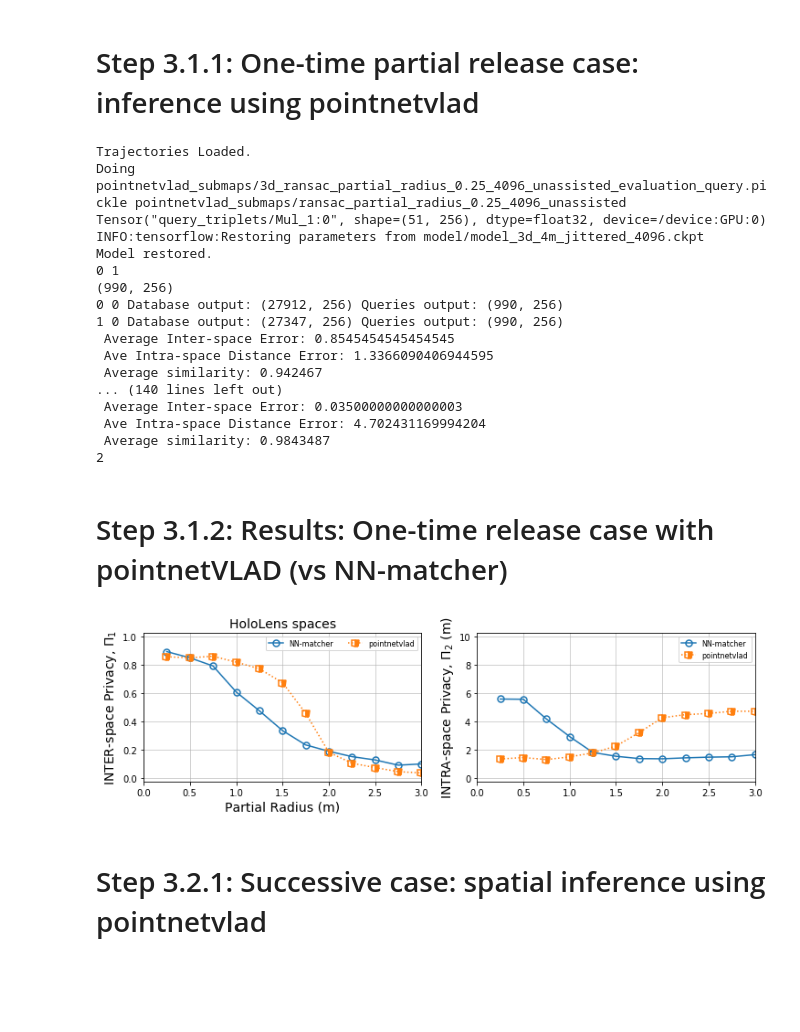
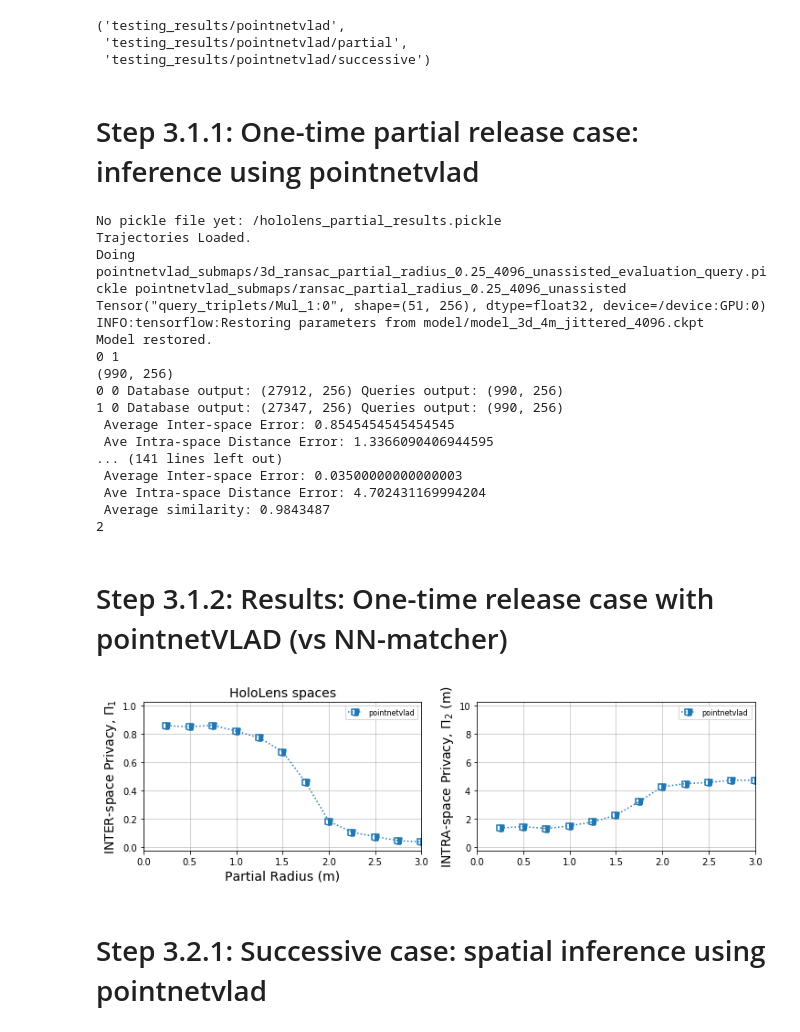
Before and after one commit to spatial-privacy/3d-spatial-privacy, a Jupyter notebook: 03-inference-with-pointnetvlad-hololens.ipynb, the cells around one changed output. Cells and saved outputs as stored; diff of their text form; code cells hidden in the pictures; blank space fills up the shorter version.

```diff
--- a/03-inference-with-pointnetvlad-hololens.ipynb
+++ b/03-inference-with-pointnetvlad-hololens.ipynb
@@ -21,23 +21,37 @@ from sklearn.neighbors import NearestNeighbors, KDTree
 from sklearn import metrics
 from sklearn.metrics import f1_score, precision_score, recall_score, matthews_corrcoef
 from sklearn.metrics import auc
-# %%
-QUERY_PATH = 'pointnetvlad_submaps/'
-
-RESULTS_FOLDER="testing_results/pointnetvlad/"
-if not os.path.exists(RESULTS_FOLDER): os.mkdir(RESULTS_FOLDER)
+# %%
+QUERY_PATH = 'pointnetvlad_submaps/'
+
+base_results_path = 'testing_results'
+results_path = os.path.join(base_results_path,'pointnetvlad')
+
+if not os.path.exists(base_results_path): os.mkdir(base_results_path)
+if not os.path.exists(results_path): os.mkdir(results_path)
+
+partial_results_path = os.path.join(results_path,"partial")
+successive_results_path = os.path.join(results_path,"successive")
+
+if not os.path.exists(partial_results_path): os.mkdir(partial_results_path)
+if not os.path.exists(successive_results_path): os.mkdir(successive_results_path)
+
+results_path, partial_results_path, successive_results_path
+# %% [output]
+('testing_results/pointnetvlad',
+ 'testing_results/pointnetvlad/partial',
+ 'testing_results/pointnetvlad/successive')
 # %% [markdown]
 # Step 3.1.1: One-time partial release case: inference using pointnetvlad
 # %%
-pickle_file = 'hololens_partial_results.pickle'
+pickle_file = '/hololens_partial_results.pickle'
 
 try:
-    with open(RESULTS_FOLDER + pickle_file,'rb') as pickle_output:
+    with open(partial_results_path + pickle_file,'rb') as pickle_output:
         results_pickle = pickle.load(pickle_output)
 except:
     print("No pickle file yet:",pickle_file)
-
-results_pickle = []
+    results_pickle = []
 
 for radius in np.arange(0.25,3.1,0.25):
 
@@ -68,9 +82,10 @@ for radius in np.arange(0.25,3.1,0.25):
             test_recall
     ])
 
-    with open(RESULTS_FOLDER + pickle_file,'wb') as pickle_output:
+    with open(partial_results_path + pickle_file,'wb') as pickle_output:
         pickle.dump(results_pickle,pickle_output)
 # %% [output]
+No pickle file yet: /hololens_partial_results.pickle
 Trajectories Loaded.
 Doing pointnetvlad_submaps/3d_ransac_partial_radius_0.25_4096_unassisted_evaluation_query.pickle pointnetvlad_submaps/ransac_partial_radius_0.25_4096_unassisted
 Tensor("query_triplets/Mul_1:0", shape=(51, 256), dtype=float32, device=/device:GPU:0)
@@ -82,8 +97,7 @@ Model restored.
 1 0 Database output: (27347, 256) Queries output: (990, 256)
  Average Inter-space Error: 0.8545454545454545
  Ave Intra-space Distance Error: 1.3366090406944595
- Average similarity: 0.942467
-... (140 lines left out)
+... (141 lines left out)
  Average Inter-space Error: 0.03500000000000003
  Ave Intra-space Distance Error: 4.702431169994204
  Average similarity: 0.9843487
@@ -91,10 +105,10 @@ Model restored.
 # %% [markdown]
 # Step 3.1.2: Results: One-time release case with pointnetVLAD (vs NN-matcher)
 # %%
-pickle_file = 'hololens_partial_results.pickle'
+pickle_file = '/hololens_partial_results.pickle'
 
 try:
-    with open(RESULTS_FOLDER + pickle_file,'rb') as pickle_output:
+    with open(partial_results_path + pickle_file,'rb') as pickle_output:
         results_pickle = pickle.load(pickle_output)
 except:
     print("No results.")
@@ -168,12 +182,12 @@ pointnetvlad_results = np.asarray(pointnetvlad_results)
 pointnetvlad_per_space_score = np.asarray(pointnetvlad_per_space_score)
 pointnetvlad_perf_scores = np.asarray(pointnetvlad_perf_scores)
 
-with open(RESULTS_FOLDER + "hololens_summary_results.pickle",'wb') as f:
+with open(results_path + "/hololens_summary_results.pickle",'wb') as f:
     pickle.dump([pointnetvlad_results, pointnetvlad_per_space_score, pointnetvlad_perf_scores],f)
 # %%
 fig=plt.figure(figsize=(12, 3))
 
-with open("testing_results/partial/" + "summary_results_1000.pickle",'rb') as f:
+with open("testing_results/nn_matcher/hololens_results_partials_nn_matcher.pickle",'rb') as f:
     nn_results_partials, nn_per_space_score, nn_perf_scores = pickle.load(f)
 
 ax1 = fig.add_subplot(121)
@@ -190,6 +204,7 @@ linewidth = 1.5
 
 nn_results_partials = np.asarray(nn_results_partials[1])
 
+#"""
 ax1.plot(
     nn_results_partials[:,0],
     nn_results_partials[:,1],
@@ -198,6 +213,7 @@ ax1.plot(
     mew = linewidth,markersize = markersize,
     label = "NN-matcher"
 )
+#"""
 
 ax1.plot(
     pointnetvlad_results[:,0],
@@ -214,35 +230,36 @@ ax2 = fig.add_subplot(122)
 
 ax2.grid(alpha = 0.7)
 ax2.set_ylim(-0.25,10.25)
 ax2.set_xlim(0,3)
 
 ax2.set_ylabel("INTRA-space Privacy, $\Pi_2$ (m)", fontsize = 14)
 ax1.set_xlabel("Partial Radius (m)", fontsize = 14)
 
-
+#"""
 ax2.plot(
     nn_results_partials[:,0],
     nn_results_partials[:,2],
     "-o",
     linewidth = linewidth,fillstyle = 'none',
     mew = linewidth,markersize = markersize,
     label = "NN-matcher"
 )
+#"""
 
 ax2.plot(
     pointnetvlad_results[:,0],
     pointnetvlad_results[:,2],
     ":s",
     linewidth = linewidth,fillstyle = 'right',
     mew = linewidth,markersize = markersize,
     label = "pointnetvlad"
 )
 
 ax2.legend(loc = "upper right", ncol = 1, fontsize = 8);
 
 #plt.savefig('plots/partials-radius-with-pointnetvlad.png', format='png', dpi=300,bbox_inches = 'tight')
 # %% [output]
-[figure, old version]
+[figure, new version]
 # %% [markdown]
 # Step 3.2.1: Successive case: spatial inference using pointnetvlad
 # %%
```
Also changed, not shown: parts of 2 cells of this notebook, 5 other files.
